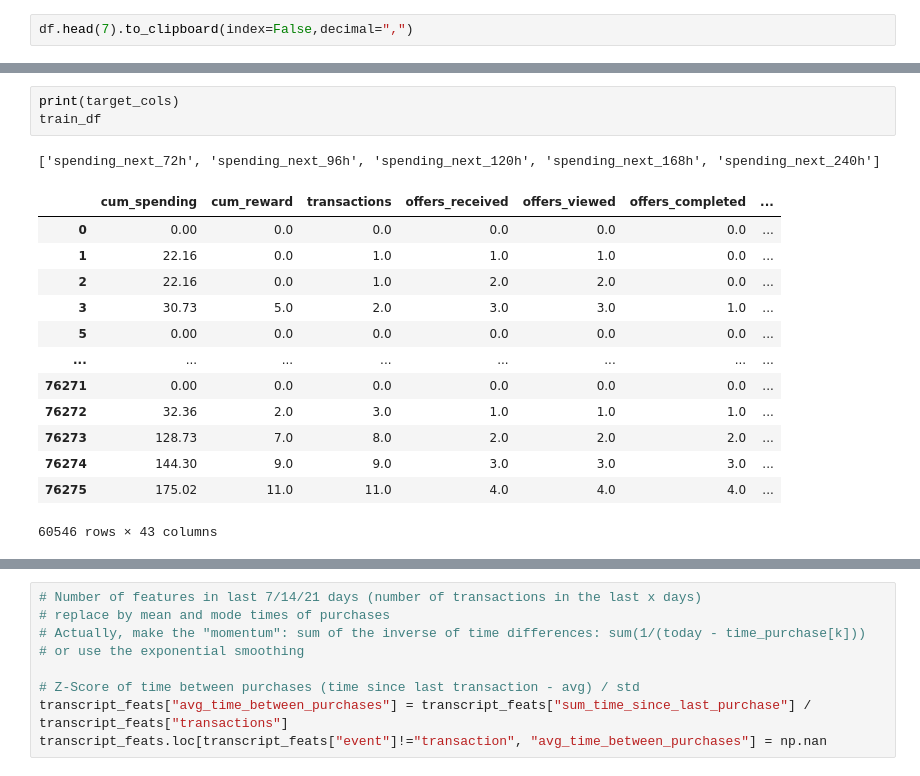
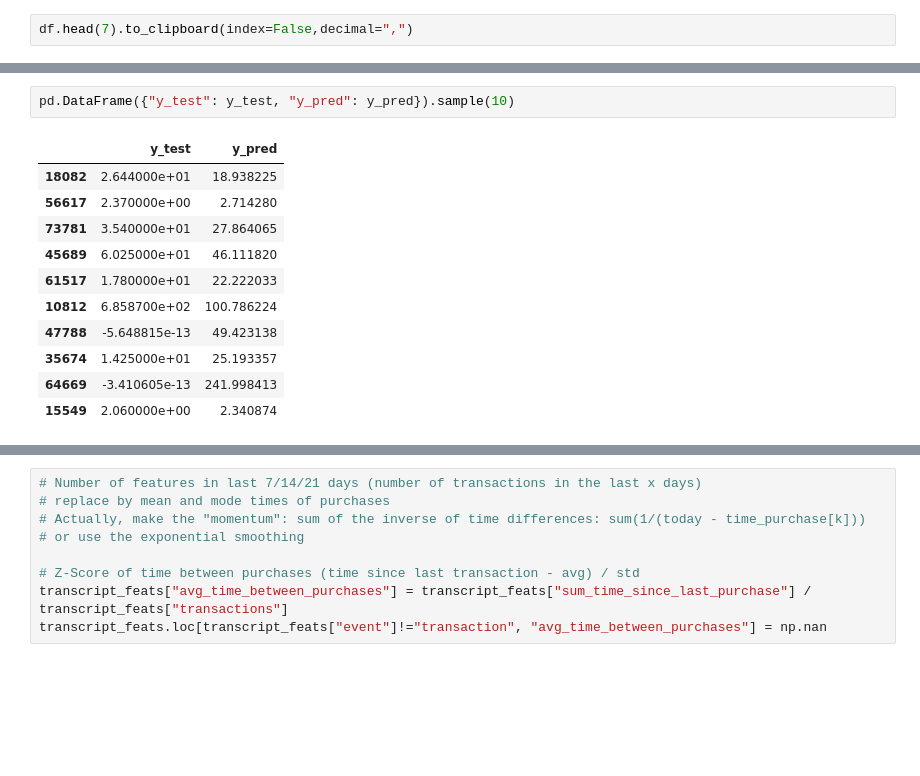
Before and after one commit to felipe-takaoka/starbucks-capstone, a Jupyter notebook: Starbucks_Capstone_notebook.ipynb, the cells around one changed output, grey strips where cells are left out. Saved outputs shown, nothing was run; the diff lists cells and outputs as text; blank space fills up the shorter version.

```diff
--- a/Starbucks_Capstone_notebook.ipynb
+++ b/Starbucks_Capstone_notebook.ipynb
@@ -569,21 +600,17 @@ assert df.shape[0] == pd.concat([Y_train, Y_test]).shape[0], "Split is dropping
 # 4. Assess errors in the three regions defined by step 2
 
 # 5. Assess coefficients for the boolean features for valid offers
-# %%
-print(target_cols)
-train_df
-# %% [output]
-['spending_next_72h', 'spending_next_96h', 'spending_next_120h', 'spending_next_168h', 'spending_next_240h']
-|  | cum_spending | cum_reward | transactions | offers_received | offers_viewed | offers_completed | ... |
-| 0 | 0.00 | 0.0 | 0.0 | 0.0 | 0.0 | 0.0 | ... |
-| 1 | 22.16 | 0.0 | 1.0 | 1.0 | 1.0 | 0.0 | ... |
-| 2 | 22.16 | 0.0 | 1.0 | 2.0 | 2.0 | 0.0 | ... |
-| 3 | 30.73 | 5.0 | 2.0 | 3.0 | 3.0 | 1.0 | ... |
-| 5 | 0.00 | 0.0 | 0.0 | 0.0 | 0.0 | 0.0 | ... |
-| ... | ... | ... | ... | ... | ... | ... | ... |
-| 76271 | 0.00 | 0.0 | 0.0 | 0.0 | 0.0 | 0.0 | ... |
-| 76272 | 32.36 | 2.0 | 3.0 | 1.0 | 1.0 | 1.0 | ... |
-| 76273 | 128.73 | 7.0 | 8.0 | 2.0 | 2.0 | 2.0 | ... |
-| 76274 | 144.30 | 9.0 | 9.0 | 3.0 | 3.0 | 3.0 | ... |
-| 76275 | 175.02 | 11.0 | 11.0 | 4.0 | 4.0 | 4.0 | ... |
-60546 rows × 43 columns
+# %%
+pd.DataFrame({"y_test": y_test, "y_pred": y_pred}).sample(10)
+# %% [output]
+|  | y_test | y_pred |
+| 18082 | 2.644000e+01 | 18.938225 |
+| 56617 | 2.370000e+00 | 2.714280 |
+| 73781 | 3.540000e+01 | 27.864065 |
+| 45689 | 6.025000e+01 | 46.111820 |
+| 61517 | 1.780000e+01 | 22.222033 |
+| 10812 | 6.858700e+02 | 100.786224 |
+| 47788 | -5.648815e-13 | 49.423138 |
+| 35674 | 1.425000e+01 | 25.193357 |
+| 64669 | -3.410605e-13 | 241.998413 |
+| 15549 | 2.060000e+00 | 2.340874 |
```
Also changed, not shown: parts of 4 cells of this notebook.
